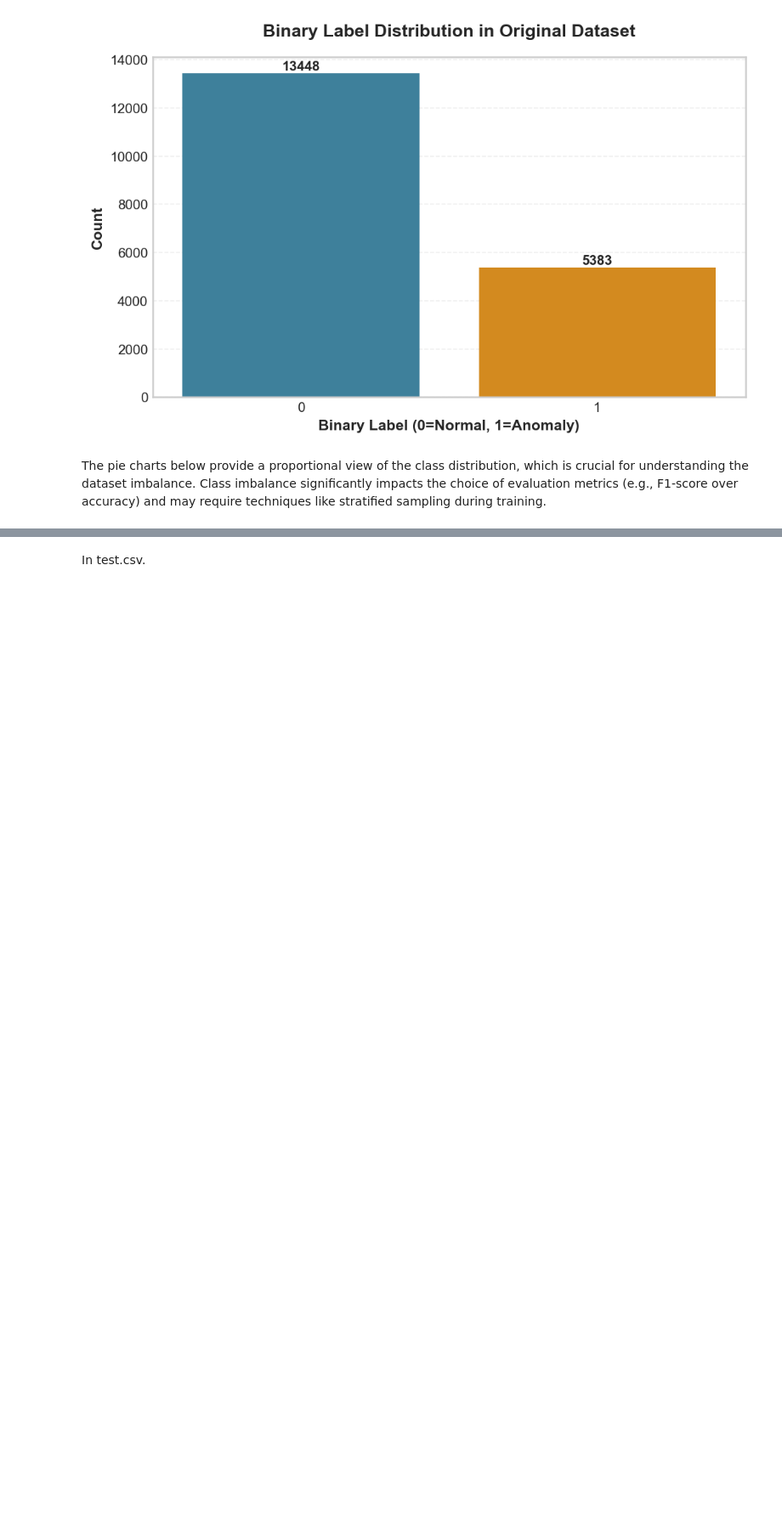
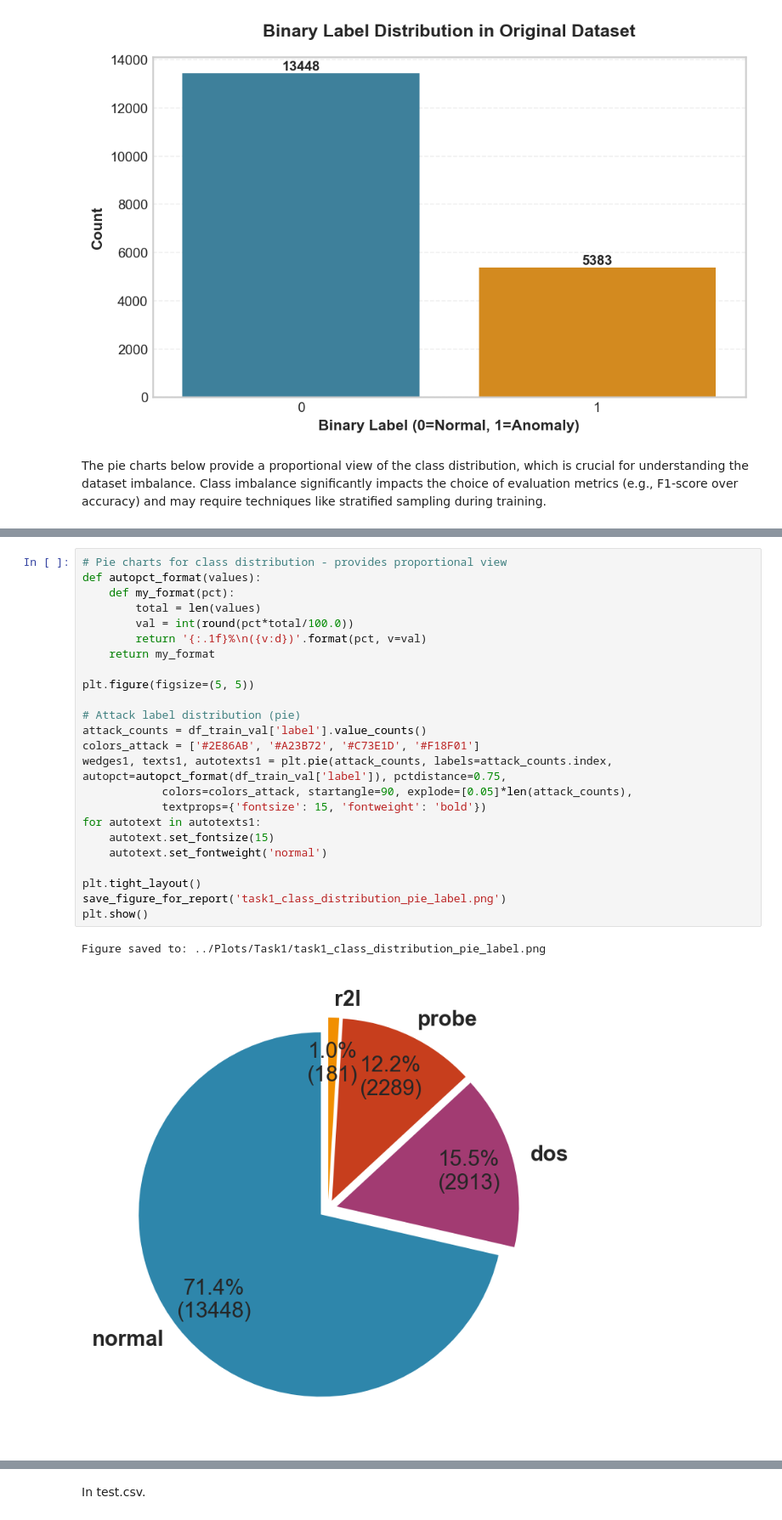
Before and after one commit to RenatoMignone/unsupervised-network-intrusion-detection, a Jupyter notebook: lab/notebooks/Task1.ipynb, the cells around one changed output, grey strips where cells are left out. Shown at 85% size. Saved outputs shown, nothing was run; the diff lists cells and outputs as text; blank space fills up the shorter version.

Commit message:
Initial part report task 1

```diff
--- a/lab/notebooks/Task1.ipynb
+++ b/lab/notebooks/Task1.ipynb
@@ -277,0 +286,27 @@ Attack Label Distribution:
+# %%
+# Pie charts for class distribution - provides proportional view
+def autopct_format(values):
+    def my_format(pct):
+        total = len(values)
+        val = int(round(pct*total/100.0))
+        return '{:.1f}%\n({v:d})'.format(pct, v=val)
+    return my_format
+
+plt.figure(figsize=(5, 5))
+
+# Attack label distribution (pie)
+attack_counts = df_train_val['label'].value_counts()
+colors_attack = ['#2E86AB', '#A23B72', '#C73E1D', '#F18F01']
+wedges1, texts1, autotexts1 = plt.pie(attack_counts, labels=attack_counts.index, autopct=autopct_format(df_train_val['label']), pctdistance=0.75,
+            colors=colors_attack, startangle=90, explode=[0.05]*len(attack_counts),
+            textprops={'fontsize': 15, 'fontweight': 'bold'})
+for autotext in autotexts1:
+    autotext.set_fontsize(15)
+    autotext.set_fontweight('normal')
+
+plt.tight_layout()
+save_figure_for_report('task1_class_distribution_pie_label.png')
+plt.show()
+# %% [output]
+Figure saved to: ../Plots/Task1/task1_class_distribution_pie_label.png
+[figure, added]
```
Also changed, not shown: parts of 3 cells of this notebook, 7 other files.
